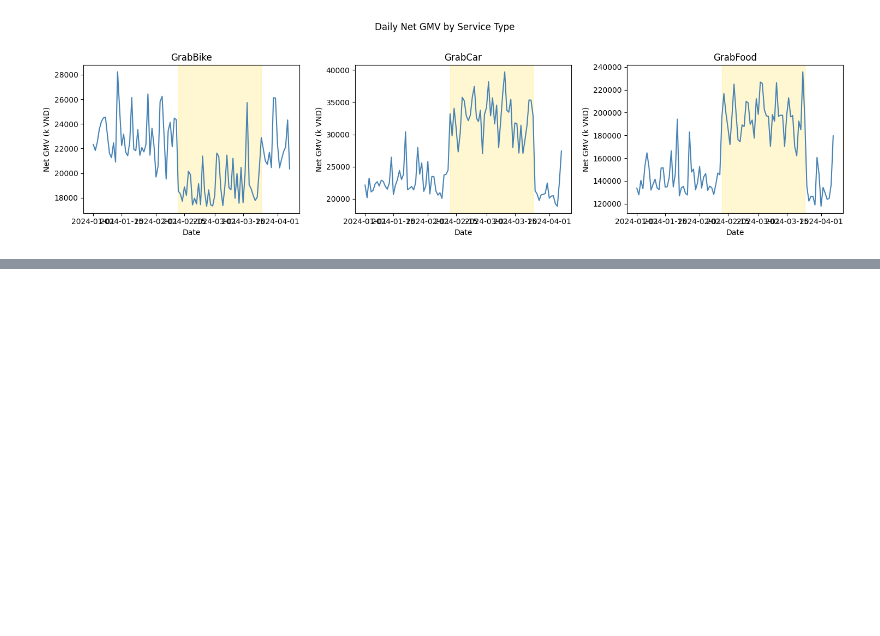
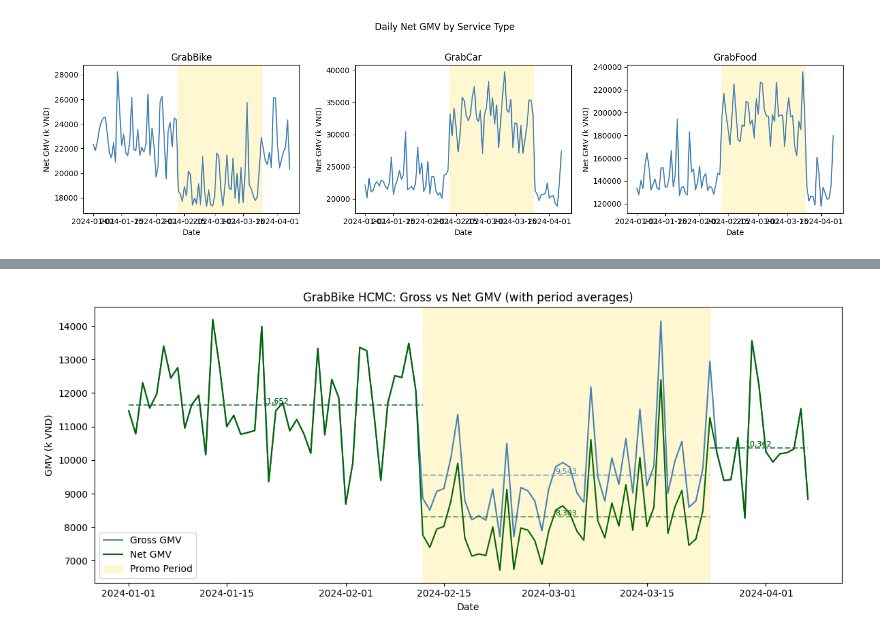
Before and after one commit to tonyvu1289/grab-assignment, a Jupyter notebook: basic_eda.ipynb, the cells around one changed output, grey strips where cells are left out. Drawn from its saved outputs; the diff is of its cells as text; code cells hidden in the pictures; blank space fills up the shorter version.

```diff
--- a/basic_eda.ipynb
+++ b/basic_eda.ipynb
@@ -387,0 +496,64 @@ plt.show()
+# %%
+# Chart: GrabBike HCMC - Gross vs Net GMV with highlighted promo period
+grabike_hcmc = (
+    daily_gmv_summary.copy()
+)
+grabike_hcmc['date'] = pd.to_datetime(grabike_hcmc['date'], errors='coerce')
+grabike_hcmc = (
+    grabike_hcmc[
+        (grabike_hcmc['service_type'] == 'GrabBike') &
+        (grabike_hcmc['city'] == 'Ho Chi Minh City')
+    ]
+    .groupby(['date'], as_index=False)[['gross_gmv_k_vnd', 'net_gmv_k_vnd']]
+    .sum()
+    .sort_values('date')
+)
+
+promo_start = pd.Timestamp('2024-02-12')
+promo_end = pd.Timestamp('2024-03-24')
+pre_promo_start = grabike_hcmc['date'].min()
+post_promo_end = grabike_hcmc['date'].max()
+
+fig, ax = plt.subplots(figsize=(12, 5))
+ax.plot(grabike_hcmc['date'], grabike_hcmc['gross_gmv_k_vnd'], label='Gross GMV', color='steelblue')
+ax.plot(grabike_hcmc['date'], grabike_hcmc['net_gmv_k_vnd'], label='Net GMV', color='darkgreen')
+
+# Calculate and draw period averages for both metrics
+for metric, color in [('gross_gmv_k_vnd', 'steelblue'), ('net_gmv_k_vnd', 'darkgreen')]:
+    pre_promo_data = grabike_hcmc[grabike_hcmc['date'] < promo_start]
+    during_promo_data = grabike_hcmc[(grabike_hcmc['date'] >= promo_start) & (grabike_hcmc['date'] <= promo_end)]
+    post_promo_data = grabike_hcmc[grabike_hcmc['date'] > promo_end]
+
+    pre_promo_avg = pre_promo_data[metric].mean() if len(pre_promo_data) > 0 else None
+    during_promo_avg = during_promo_data[metric].mean() if len(during_promo_data) > 0 else None
+    post_promo_avg = post_promo_data[metric].mean() if len(post_promo_data) > 0 else None
+
+    if pre_promo_avg is not None:
+        ax.hlines(pre_promo_avg, pre_promo_start, promo_start, colors=color, linestyles='--', alpha=0.5, linewidth=1.5)
+        mid_date = pre_promo_start + (promo_start - pre_promo_start) / 2
+        ax.text(mid_date, pre_promo_avg, f'{pre_promo_avg:,.0f}', fontsize=8, color=color, va='bottom', ha='center')
+    if during_promo_avg is not None:
+        ax.hlines(during_promo_avg, promo_start, promo_end, colors=color, linestyles='--', alpha=0.5, linewidth=1.5)
+        mid_date = promo_start + (promo_end - promo_start) / 2
+        ax.text(mid_date, during_promo_avg, f'{during_promo_avg:,.0f}', fontsize=8, color=color, va='bottom', ha='center')
+    if post_promo_avg is not None:
+        ax.hlines(post_promo_avg, promo_end, post_promo_end, colors=color, linestyles='--', alpha=0.5, linewidth=1.5)
+        mid_date = promo_end + (post_promo_end - promo_end) / 2
+        ax.text(mid_date, post_promo_avg, f'{post_promo_avg:,.0f}', fontsize=8, color=color, va='bottom', ha='center')
+
+ax.axvspan(
+    promo_start,
+    promo_end,
+    color='gold',
+    alpha=0.18,
+    label='Promo Period'
+)
+
+plt.title('GrabBike HCMC: Gross vs Net GMV (with period averages)')
+plt.xlabel('Date')
+plt.ylabel('GMV (k VND)')
+plt.legend()
+plt.tight_layout()
+plt.show()
+# %% [output]
+[figure, added]
```
Also changed, not shown: parts of 4 cells of this notebook.
